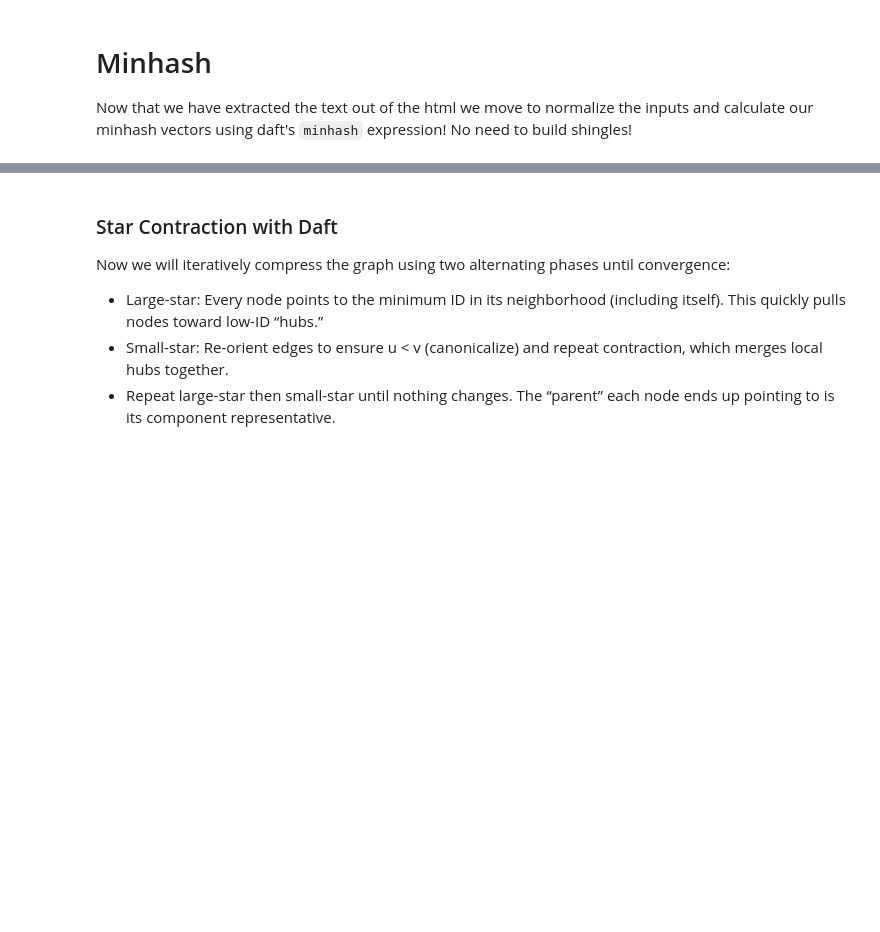
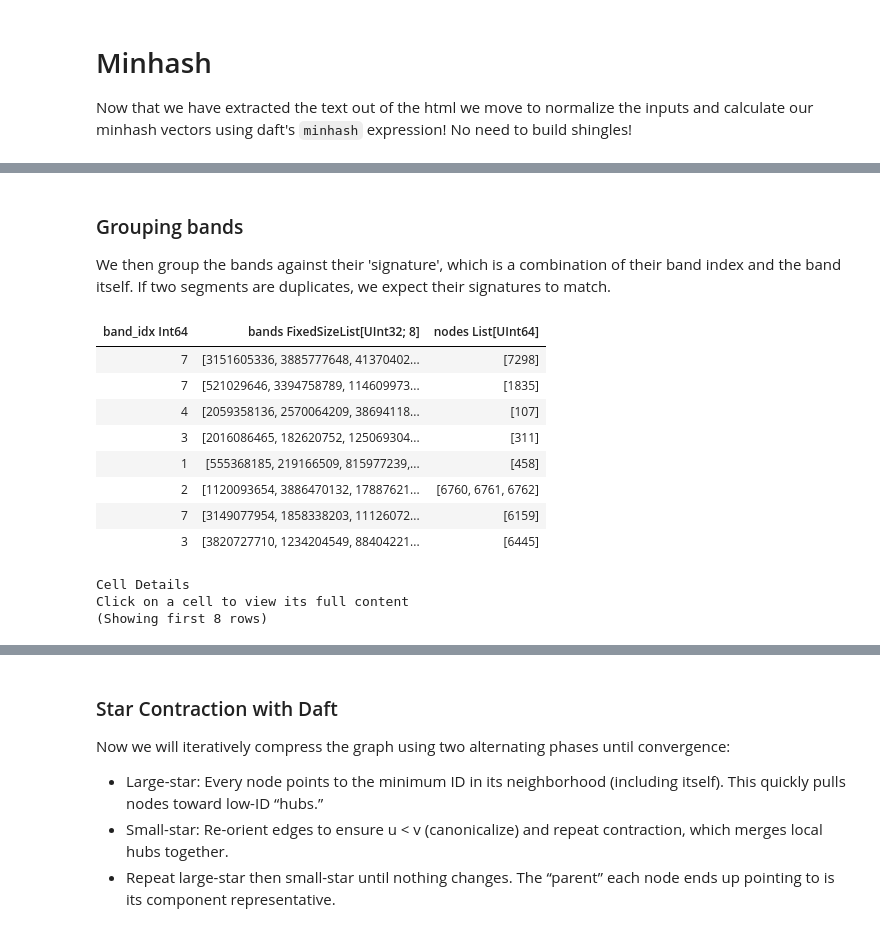
Before and after one commit to everettVT/daft-minhash-dedupe, a Jupyter notebook: workload/minhash_dedupe_common_crawl.ipynb, the cells around one changed output, grey strips where cells are left out. Drawn from its saved outputs; the diff is of its cells as text; code cells hidden in the pictures; blank space fills up the shorter version.

```diff
--- a/workload/minhash_dedupe_common_crawl.ipynb
+++ b/workload/minhash_dedupe_common_crawl.ipynb
@@ -146,7 +192,7 @@ df_norm.show(3)
 # Calculate the minhash vectors
 df_minhash = (
     df_norm
-    .with_column("min_hashes", col("content_normalized").minhash(
+    .with_column("min_hashes", col("normalized").minhash(
         num_hashes = K,
         ngram_size = NGRAM_SIZE,
         seed = SEED,
@@ -154,4 +200,4 @@ df_minhash = (
         )
     )
 )
-df_minhash.show(3)
+df_minhash.select("nodes", content_col, "min_hashes").show(3)
@@ -231,3 +287,6 @@ def optimal_param(
 # %%
 # Choose B bands and R rows per band such that B · R = num_perm.
-B, R = optimal_param(0.717, K)
+B, R = optimal_param(0.7, K)
+print(B, R, K)
+# Verify that B * R = K
+assert B * R == K
@@ -234,12 +295,7 @@ B, R = optimal_param(0.717, K)
 # %%
-from daft import lit
-
 # Band Generation
 df_bands = (
     df_minhash
     .with_column("bands", col("min_hashes").list.chunk(R))
-    .with_column("band_idx", lit(list(range(B))))
-    .explode("bands", "band_idx")
-    .select(index_col, "band_idx", "bands")
 )
-df_bands.show(20)
+df_bands.select("nodes",content_col, "min_hashes", "bands").show(3)
@@ -245,0 +318,11 @@ df_bands.show(20)
+# %%
+@daft.func()
+def get_band_idx(band: list[int], B: int) -> list[int]:
+    return list(range(min(len(band), B)))
+
+df_bands_exploded = (
+    df_bands
+    .with_column("band_idx", get_band_idx(col("bands"), B))
+    .explode("bands", "band_idx")
+)
+df_bands_exploded.select("nodes", "band_idx", "bands",).show(3)
@@ -246,8 +339,24 @@ df_bands.show(20)
+# %% [markdown]
+### Grouping bands
+We then group the bands against their 'signature', which is a combination of their band index and the band itself. If two segments are duplicates, we expect their signatures to match.
 # %%
 # Grouping Bands
 df_grouped = (
-    df_bands
+    df_bands_exploded
     .groupby(col("band_idx"), col("bands"))
-    .agg(col(index_col).agg_list().alias("nodes"))
+    .agg(col("nodes").agg_list())
 )
-df_grouped.show()
+df_grouped.select("band_idx", "bands", "nodes").show()
+# %% [output]
+| band_idx Int64 | bands FixedSizeList[UInt32; 8] | nodes List[UInt64] |
+| 7 | [3151605336, 3885777648, 41370402... | [7298] |
+| 7 | [521029646, 3394758789, 114609973... | [1835] |
+| 4 | [2059358136, 2570064209, 38694118... | [107] |
+| 3 | [2016086465, 182620752, 125069304... | [311] |
+| 1 | [555368185, 219166509, 815977239,... | [458] |
+| 2 | [1120093654, 3886470132, 17887621... | [6760, 6761, 6762] |
+| 7 | [3149077954, 1858338203, 11126072... | [6159] |
+| 3 | [3820727710, 1234204549, 88404221... | [6445] |
+Cell Details
+Click on a cell to view its full content
+(Showing first 8 rows)
```
Also changed, not shown: parts of 22 cells of this notebook, 4 other files.
